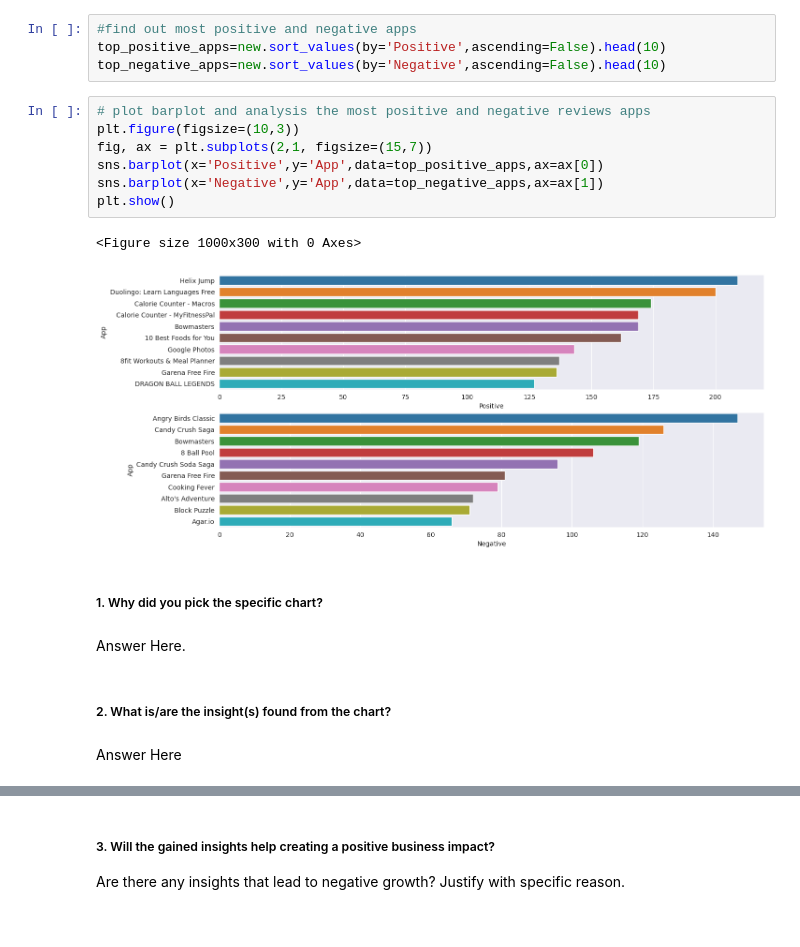
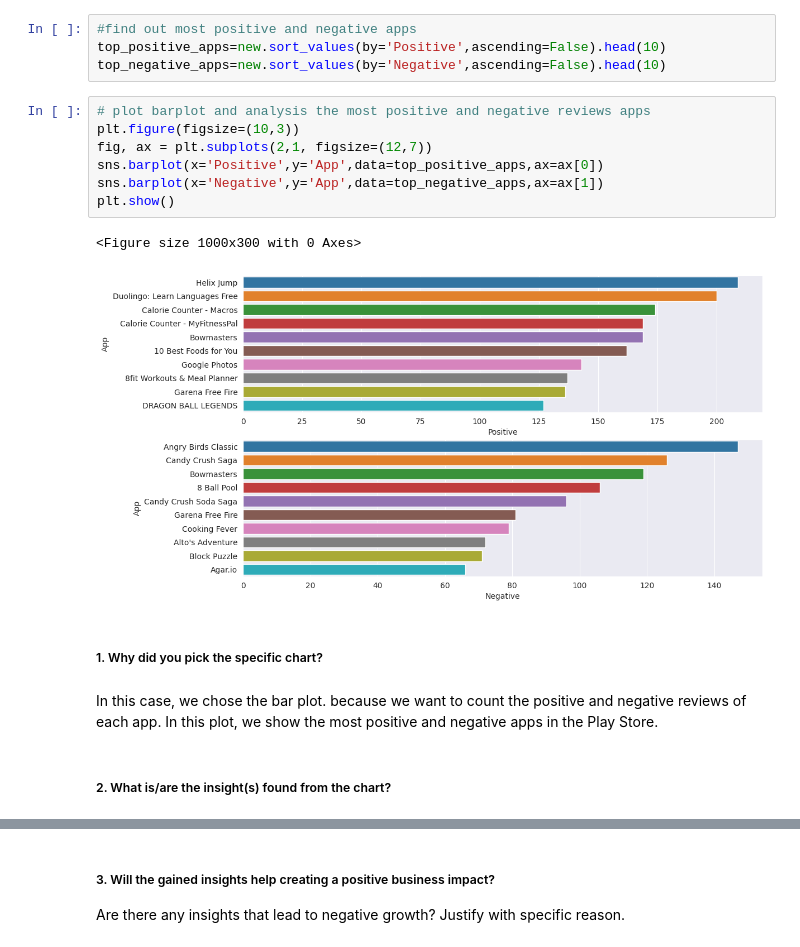
Before and after one commit to Vijaysiraw/Play_store_EDA_project, a Jupyter notebook: Play_Store_Project.ipynb, the cells around one changed output, grey strips where cells are left out. Drawn from its saved outputs; the diff is of its cells as text.

Commit message:
Explain Data Visualization

```diff
--- a/Play_Store_Project.ipynb
+++ b/Play_Store_Project.ipynb
@@ -1381,18 +1452,16 @@ top_negative_apps=new.sort_values(by='Negative',ascending=False).head(10)
 # %%
 # plot barplot and analysis the most positive and negative reviews apps
 plt.figure(figsize=(10,3))
-fig, ax = plt.subplots(2,1, figsize=(15,7))
+fig, ax = plt.subplots(2,1, figsize=(12,7))
 sns.barplot(x='Positive',y='App',data=top_positive_apps,ax=ax[0])
 sns.barplot(x='Negative',y='App',data=top_negative_apps,ax=ax[1])
 plt.show()
 # %% [output]
 <Figure size 1000x300 with 0 Axes>
-[figure, old version]
+[figure, new version]
 # %% [markdown]
 ##### 1. Why did you pick the specific chart?
-# %% [markdown]
-Answer Here.
+# %% [markdown]
+In this case, we chose the bar plot. because we want to count the positive and negative reviews of each app. In this plot, we show the most positive and negative apps in the Play Store.
 # %% [markdown]
 ##### 2. What is/are the insight(s) found from the chart?
-# %% [markdown]
-Answer Here
```
Also changed, not shown: parts of 103 cells of this notebook.
